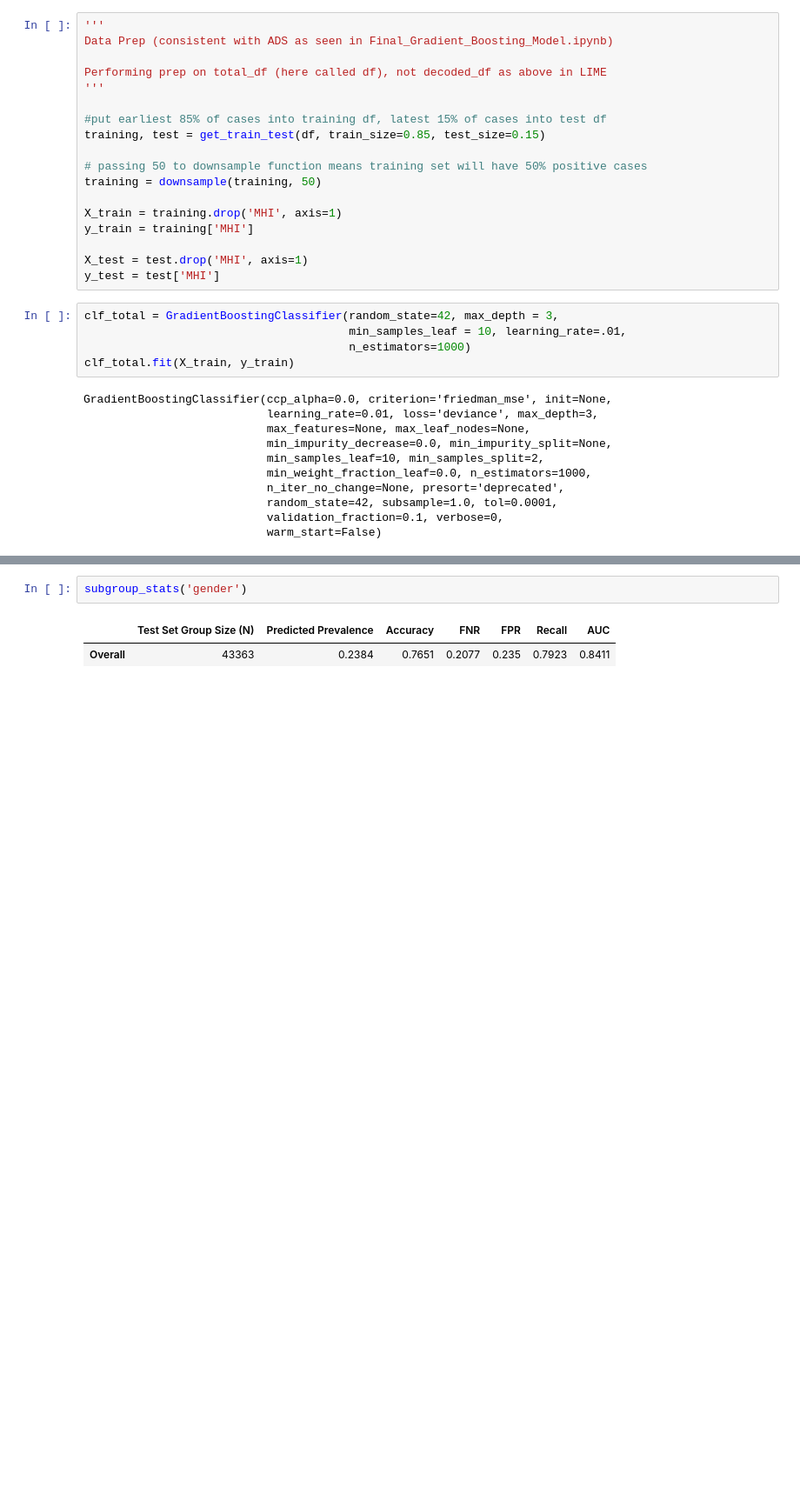
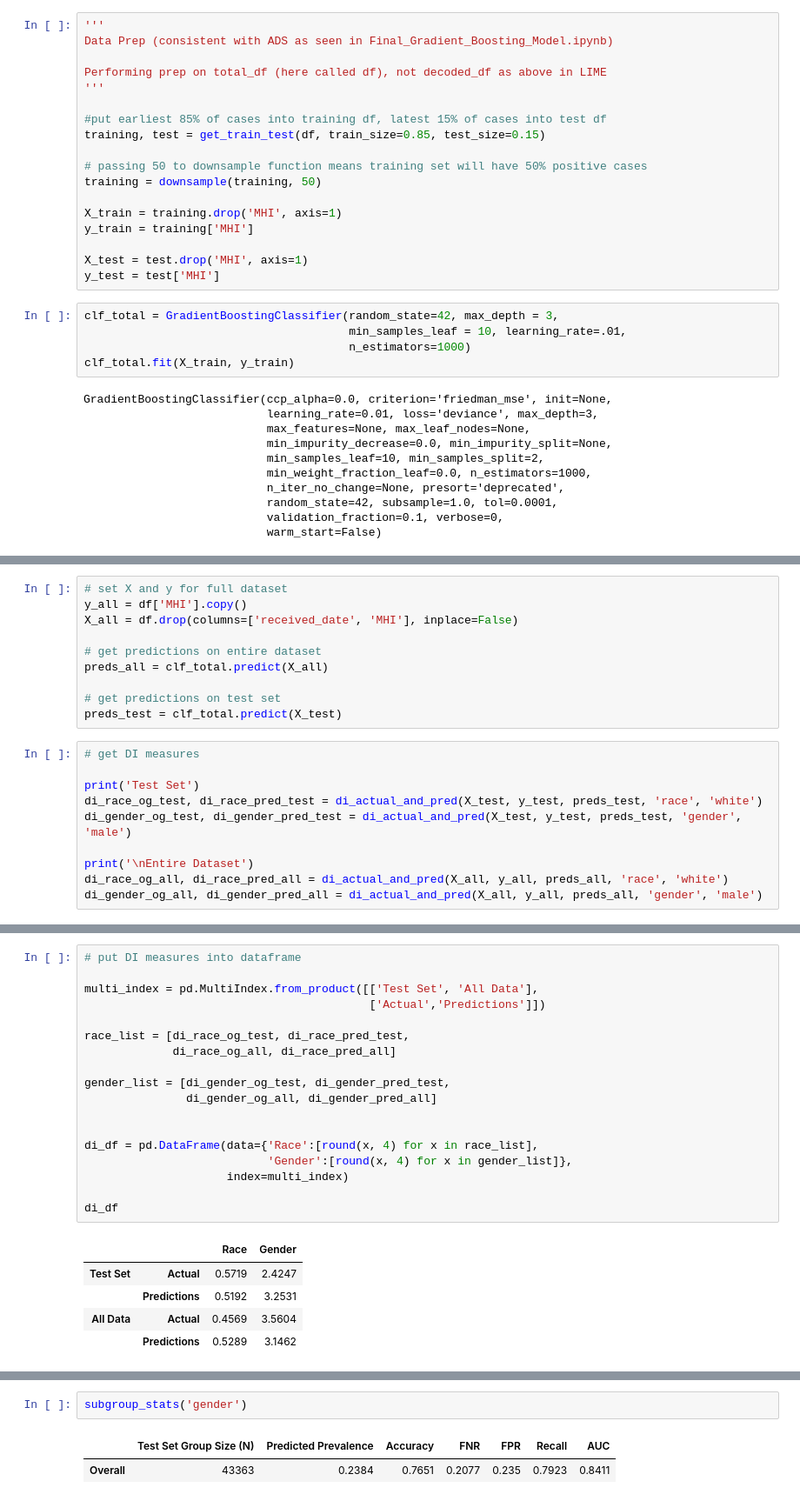
Before and after one commit to akrhea/mental-health-court-outcomes, a Jupyter notebook: Interpretability_Study/Fairness_Metrics.ipynb, the cells around one changed output, grey strips where cells are left out. Shown at 87% size. Saved outputs shown, nothing was run; the diff lists cells and outputs as text; blank space fills up the shorter version.

```diff
--- a/Interpretability_Study/Fairness_Metrics.ipynb
+++ b/Interpretability_Study/Fairness_Metrics.ipynb
@@ -69,0 +121,20 @@ GradientBoostingClassifier(ccp_alpha=0.0, criterion='friedman_mse', init=None,
+# %%
+# set X and y for full dataset
+y_all = df['MHI'].copy()
+X_all = df.drop(columns=['received_date', 'MHI'], inplace=False)
+
+# get predictions on entire dataset
+preds_all = clf_total.predict(X_all)
+
+# get predictions on test set
+preds_test = clf_total.predict(X_test)
+# %%
+# get DI measures
+
+print('Test Set')
+di_race_og_test, di_race_pred_test = di_actual_and_pred(X_test, y_test, preds_test, 'race', 'white')
+di_gender_og_test, di_gender_pred_test = di_actual_and_pred(X_test, y_test, preds_test, 'gender', 'male')
+
+print('\nEntire Dataset')
+di_race_og_all, di_race_pred_all = di_actual_and_pred(X_all, y_all, preds_all, 'race', 'white')
+di_gender_og_all, di_gender_pred_all = di_actual_and_pred(X_all, y_all, preds_all, 'gender', 'male')
@@ -70,2 +153,26 @@ GradientBoostingClassifier(ccp_alpha=0.0, criterion='friedman_mse', init=None,
+# %%
+# put DI measures into dataframe
+
+multi_index = pd.MultiIndex.from_product([['Test Set', 'All Data'],
+                                          ['Actual','Predictions']])
+
+race_list = [di_race_og_test, di_race_pred_test,
+             di_race_og_all, di_race_pred_all]
+
+gender_list = [di_gender_og_test, di_gender_pred_test,
+               di_gender_og_all, di_gender_pred_all]
+
+
+di_df = pd.DataFrame(data={'Race':[round(x, 4) for x in race_list],
+                           'Gender':[round(x, 4) for x in gender_list]},
+                     index=multi_index)
+
+di_df
+# %% [output]
+|  |  | Race | Gender |
+| Test Set | Actual | 0.5719 | 2.4247 |
+|  | Predictions | 0.5192 | 3.2531 |
+| All Data | Actual | 0.4569 | 3.5604 |
+|  | Predictions | 0.5289 | 3.1462 |
 # %%
 def get_stats(X_sub, col):
```
Also changed, not shown: parts of 5 cells of this notebook.
